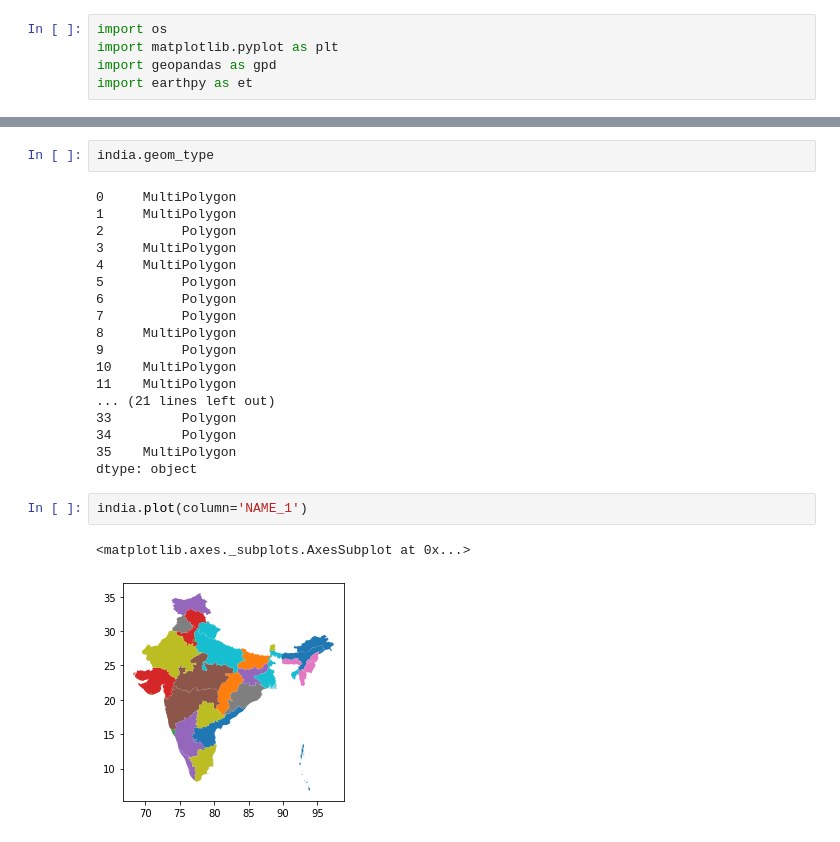
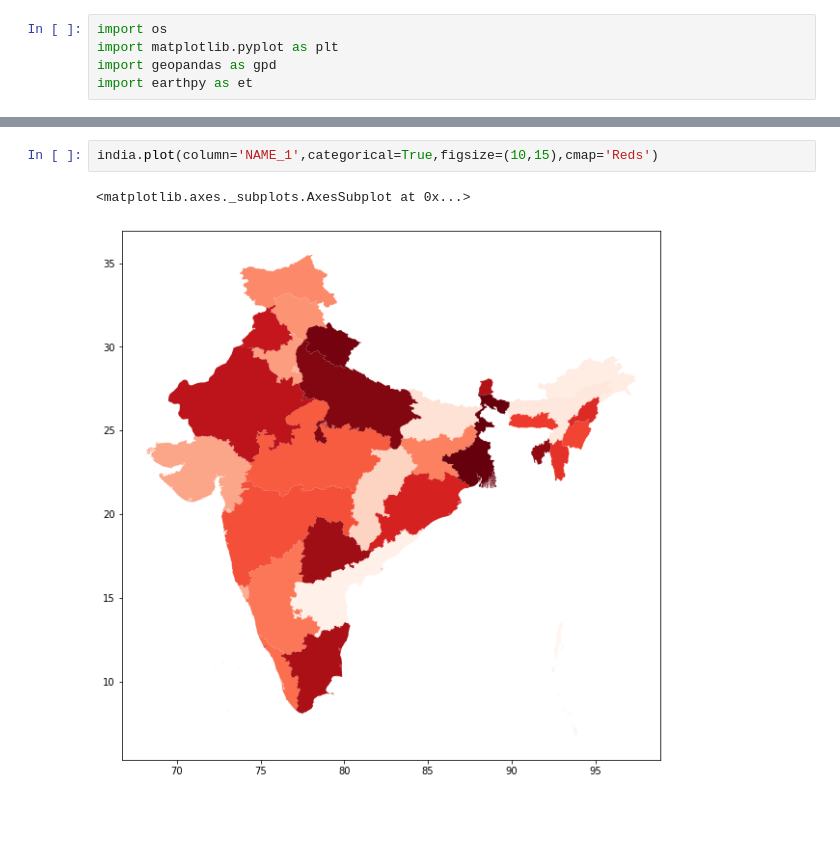
Before and after one commit to Indranil94saha/COVID19-india, a Jupyter notebook: covid19_india_graphs.ipynb, the cells around one changed output, grey strips where cells are left out. Cells and saved outputs as stored; diff of their text form; blank space fills up the shorter version.

Commit message:
indiamap with geopandas

```diff
--- a/covid19_india_graphs.ipynb
+++ b/covid19_india_graphs.ipynb
@@ -128,28 +128,8 @@ sjer_plot_locations.head()
 | 2 | 105 | IND | India | 3 | Arunachal Pradesh | State | State | None | Agence de la Frontière du Nord-Es... | POLYGON ((96.15778 29.38310, 96.1... |
 | 3 | 105 | IND | India | 4 | Assam | State | State | None | None | MULTIPOLYGON (((89.87145 25.53730... |
 | 4 | 105 | IND | India | 5 | Bihar | State | State | None | None | MULTIPOLYGON (((88.10548 26.53904... |
-# %%
-india.geom_type
-# %% [output]
-0     MultiPolygon
-1     MultiPolygon
-2          Polygon
-3     MultiPolygon
-4     MultiPolygon
-5          Polygon
-6          Polygon
-7          Polygon
-8     MultiPolygon
-9          Polygon
-10    MultiPolygon
-11    MultiPolygon
-... (21 lines left out)
-33         Polygon
-34         Polygon
-35    MultiPolygon
-dtype: object
 # %%
-india.plot(column='NAME_1')
+india.plot(column='NAME_1',categorical=True,figsize=(10,15),cmap='Reds')
 # %% [output]
 <matplotlib.axes._subplots.AxesSubplot at 0x...>
-[figure, old version]
+[figure, new version]
```
